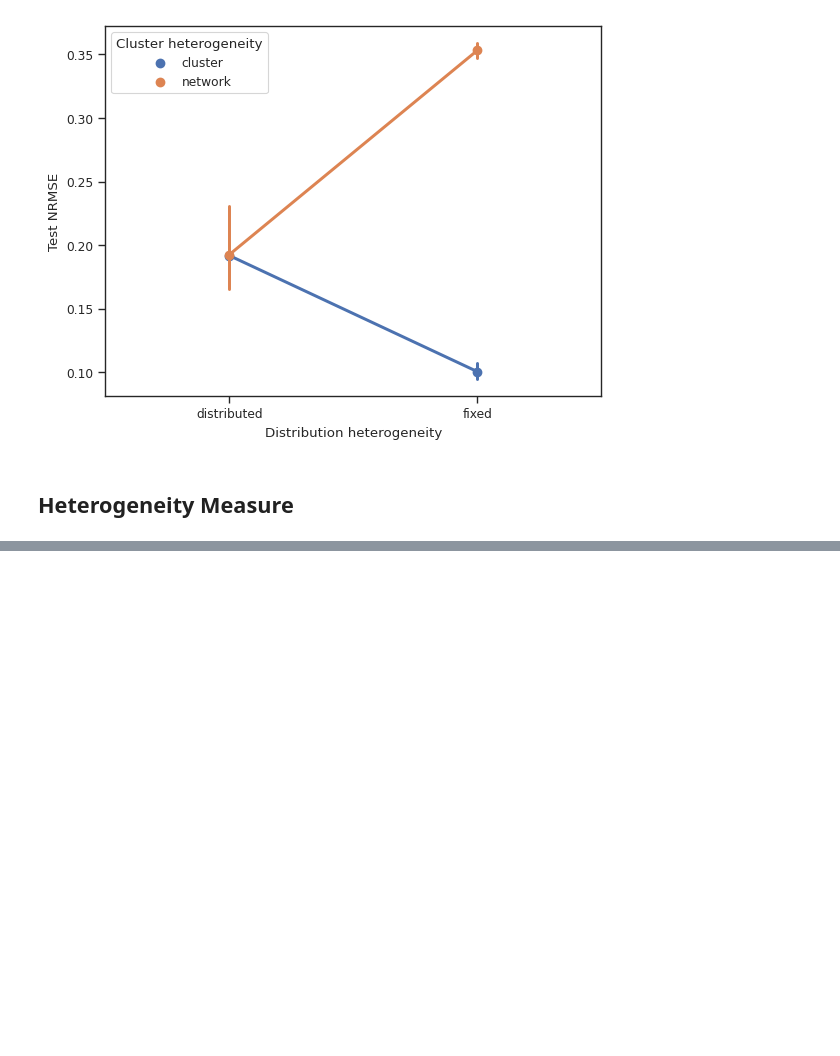
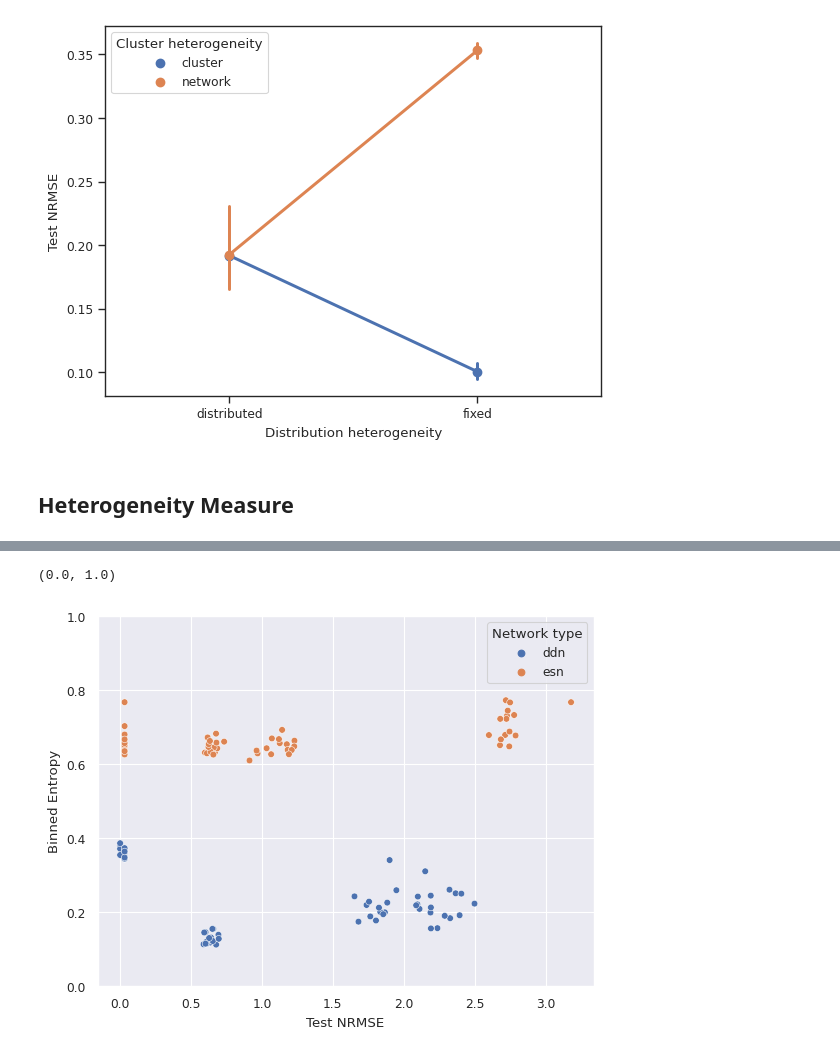
Before and after one commit to StefanIacob/DDN-public, a Jupyter notebook: analysis.ipynb, the cells around one changed output, grey strips where cells are left out. Saved outputs shown, nothing was run; the diff lists cells and outputs as text; code cells hidden in the pictures; blank space fills up the shorter version.

```diff
--- a/analysis.ipynb
+++ b/analysis.ipynb
@@ -197,0 +293,36 @@ sns.pointplot(test_df_ddn, x='Distribution heterogeneity', y='Test NRMSE', hue='
+# %%
+bins = 40
+
+data_train = np.array(createNARMA30(8000)).reshape((2, 8000))
+data_test = np.array(createNARMA30(4000)).reshape((2, 4000))
+
+alphas = [10e-7, 10e-5, 10e-3]
+
+test_results_het = {
+    'Test NRMSE' : [],
+    'Binned Entropy': [],
+    'Network type': [],
+    'Distribution heterogeneity': [],
+    'Cluster heterogeneity': []
+}
+
+def write(dict, score, ent, net_type, f1, f2):
+    dict['Test NRMSE'].append(score)
+    dict['Binned Entropy'].append(ent)
+    dict['Network type'].append(net_type)
+    dict['Distribution heterogeneity'].append(f1)
+    dict['Cluster heterogeneity'].append(f2)
+
+for factor_1 in final_nets:
+    for factor_2 in final_nets[factor_1]:
+        for factor_3 in final_nets[factor_1][factor_2]:
+            for net in final_nets[factor_1][factor_2][factor_3]:
+                _, val_scores_lags, _ = eval_candidate_lag_gridsearch_NARMA(net, data_train, data_test,alphas=alphas)
+                best_lag_score = np.min(val_scores_lags)
+                net_heterogeneity = binned_entropy(net.decay, bins=bins)
+                write(test_results_het, net_heterogeneity, best_lag_score, factor_1, factor_2, factor_3)
+# %%
+test_df = pd.DataFrame.from_dict(test_results_het)
+test_df_esn = test_df[test_df['Network type'] == 'esn']
+test_df_ddn = test_df[test_df['Network type'] == 'ddn']
+test_df_esn.head()
@@ -197,0 +336,6 @@ sns.pointplot(test_df_ddn, x='Distribution heterogeneity', y='Test NRMSE', hue='
+# %%
+sns.scatterplot(test_df, y='Binned Entropy', x='Test NRMSE', hue='Network type')
+plt.ylim(0, 1)
+# %% [output]
+(0.0, 1.0)
+[figure, added]
```
Also changed, not shown: parts of 15 cells of this notebook.
